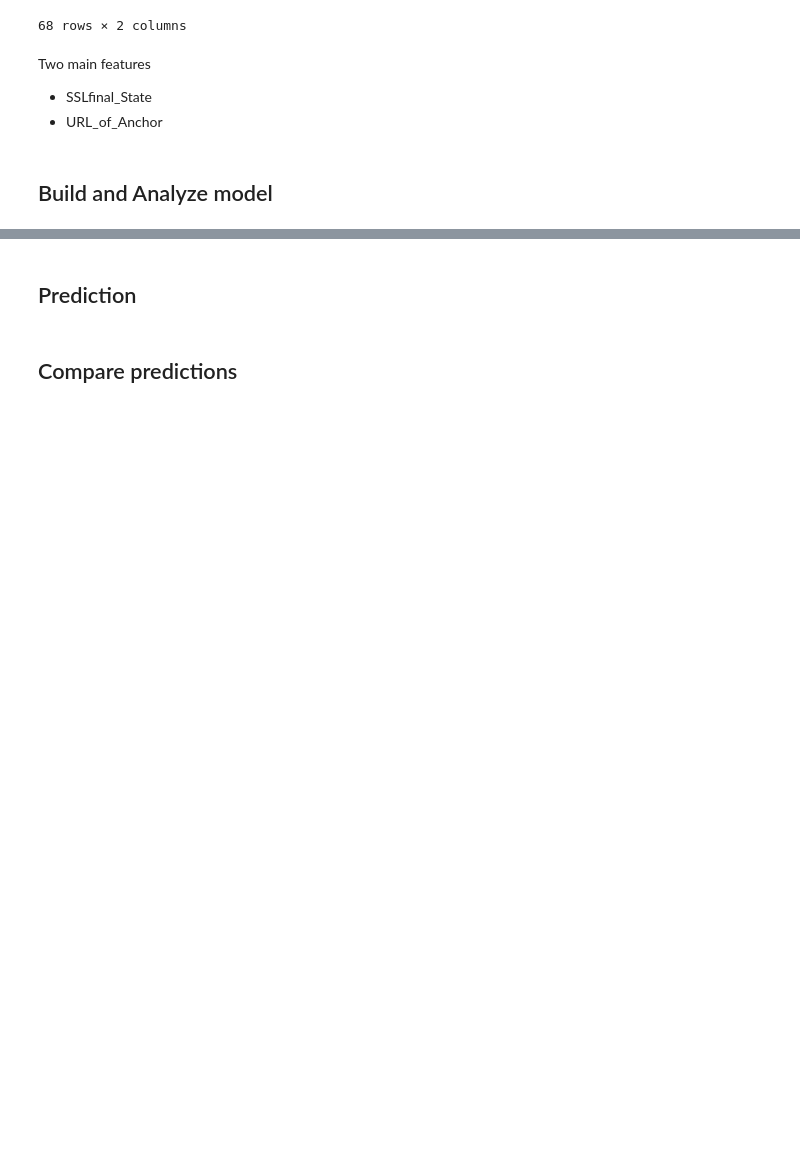
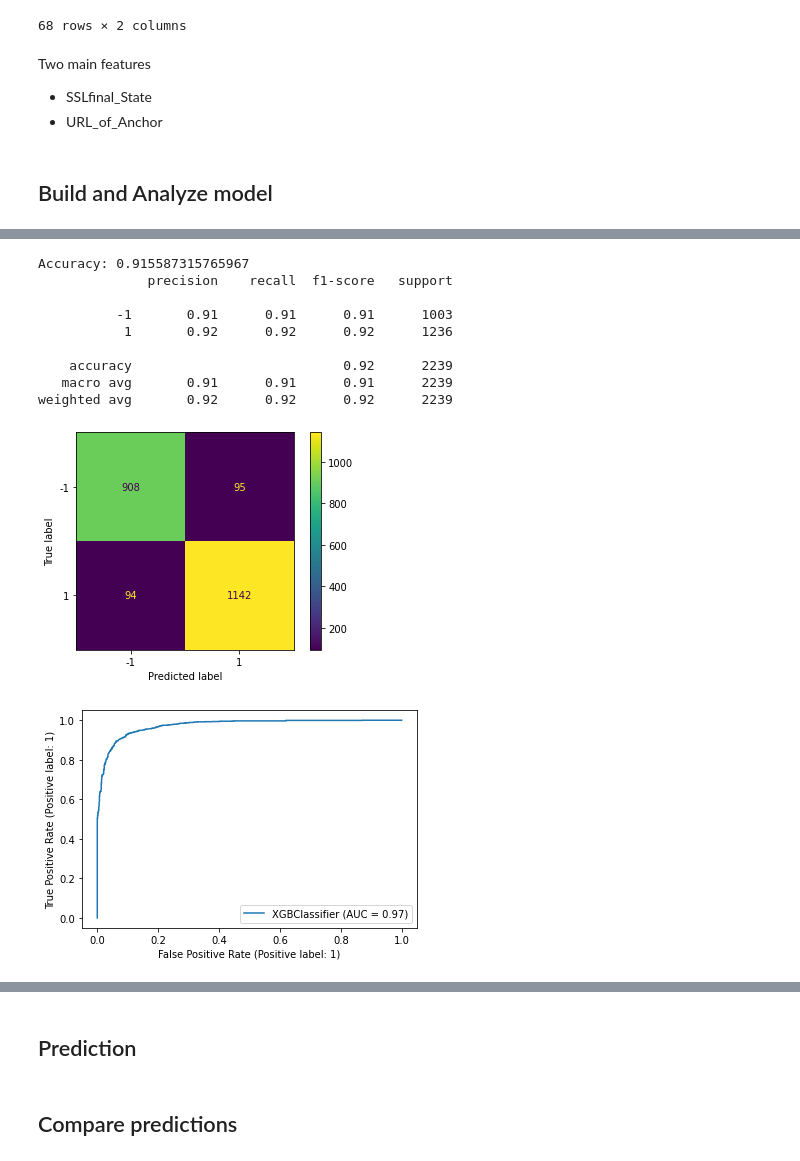
Before and after one commit to rparthas/data, a Jupyter notebook: hackathons/Phishing.ipynb, the cells around one changed output, grey strips where cells are left out. Cells and saved outputs as stored; diff of their text form; code cells hidden in the pictures; blank space fills up the shorter version.

```diff
--- a/hackathons/Phishing.ipynb
+++ b/hackathons/Phishing.ipynb
@@ -234 +260,17 @@ weighted avg       0.89      0.89      0.89      2239
+# %%
+model=XGBClassifier(learning_rate=0.25, max_depth=10, min_child_weight=3, n_estimators=150,colsample_bytree=0.5, n_jobs=1, verbosity=0)
+model.fit(X_train,y_train)
+print_scores(model,X_test,y_test)
+# %% [output]
+Accuracy: 0.915587315765967
+              precision    recall  f1-score   support
+
+          -1       0.91      0.91      0.91      1003
+           1       0.92      0.92      0.92      1236
+
+    accuracy                           0.92      2239
+   macro avg       0.91      0.91      0.91      2239
+weighted avg       0.92      0.92      0.92      2239
+[figure, added]
+[figure, added]
 # %%
```
Also changed, not shown: parts of 11 cells of this notebook.
